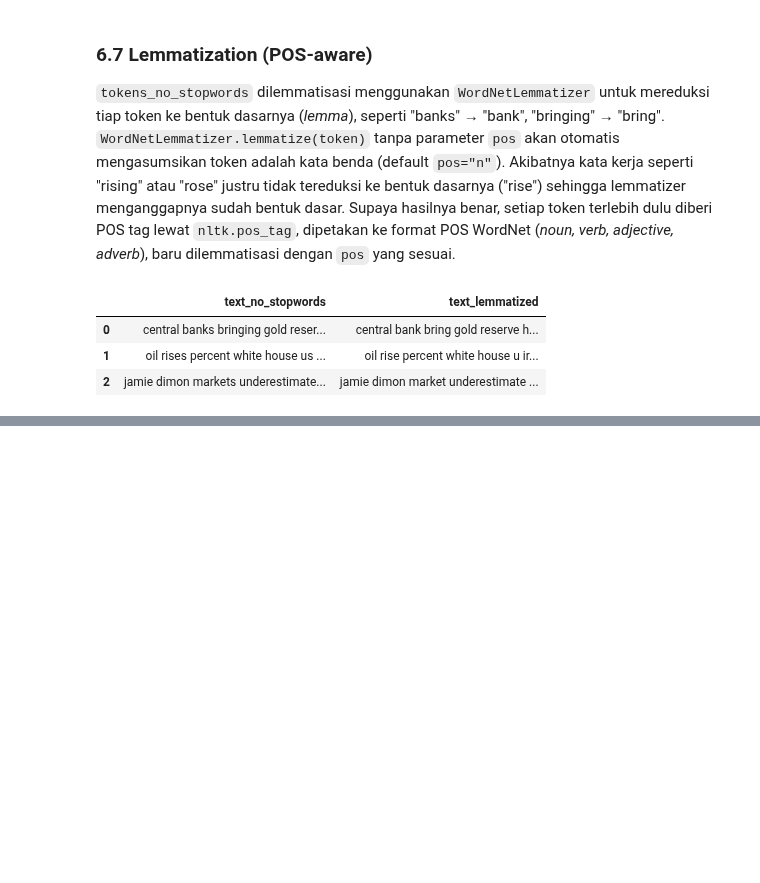
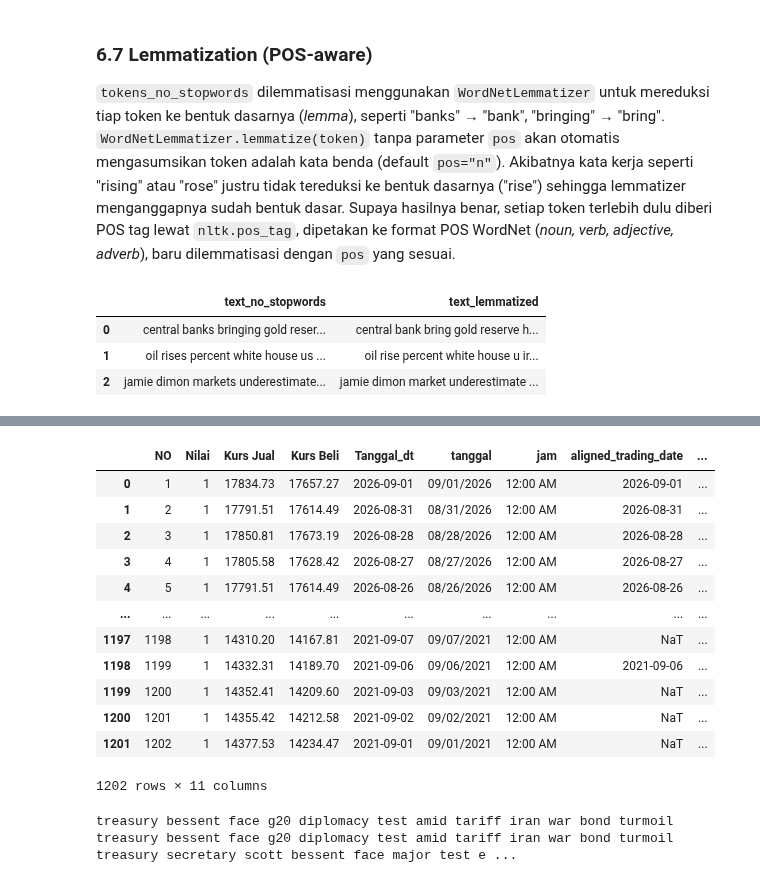
Before and after one commit to farsyaant/nlpproject-grestercinta, a Jupyter notebook: src/preprocessing_pipeline.ipynb, the cells around one changed output, grey strips where cells are left out. Drawn from its saved outputs; the diff is of its cells as text; code cells hidden in the pictures; blank space fills up the shorter version.

```diff
--- a/src/preprocessing_pipeline.ipynb
+++ b/src/preprocessing_pipeline.ipynb
@@ -670,0 +701,4 @@ news[["text_no_stopwords", "text_lemmatized"]].head(3)
+# %%
+#flag apakah dia weekend atau weekday
+news['date_of_week'] = pd.to_datetime(news['date']).dt.day_name()
+news['is_weekend'] = news['date_of_week'].isin(['Saturday', 'Sunday'])
@@ -670,0 +737,19 @@ news[["text_no_stopwords", "text_lemmatized"]].head(3)
+# %%
+import pandas as pd
+
+def align_to_trading_date(dt):
+    # Step 1: kalau lewat cutoff 15:15:00, geser ke hari berikutnya
+    cutoff = dt.replace(hour=15, minute=15, second=0, microsecond=0)
+    if dt > cutoff:
+        dt = dt + pd.Timedelta(days=1)
+
+    # Step 2: kalau hasilnya jatuh di weekend, geser ke Senin
+    if dt.weekday() == 5:      # Sabtu
+        dt = dt + pd.Timedelta(days=2)
+    elif dt.weekday() == 6:    # Minggu
+        dt = dt + pd.Timedelta(days=1)
+
+    return dt.normalize()  # buang jam, sisakan tanggal saja
+
+news['aligned_trading_date'] = news['date_raw_dt'].apply(align_to_trading_date)
+news
@@ -670,0 +770,35 @@ news[["text_no_stopwords", "text_lemmatized"]].head(3)
+# %%
+daily_news = news.groupby('aligned_trading_date').agg(
+    news_count=('title', 'count'),
+    all_titles=('title', lambda x: ' | '.join(x)),
+    all_text_lemmatized=('text_lemmatized', lambda x: ' | '.join(x))
+).reset_index()
+# %%
+merged_data = pd.merge(
+    bi_raw,
+    daily_news,
+    left_on='Tanggal_dt',                    # nama kolom tanggal di bi_raw
+    right_on='aligned_trading_date',   # kolom tanggal hasil alignment di daily_news
+    how='left'
+)
+
+merged_data
+# %% [output]
+|  | NO | Nilai | Kurs Jual | Kurs Beli | Tanggal_dt | tanggal | jam | aligned_trading_date | ... |
+| 0 | 1 | 1 | 17834.73 | 17657.27 | 2026-09-01 | 09/01/2026 | 12:00 AM | 2026-09-01 | ... |
+| 1 | 2 | 1 | 17791.51 | 17614.49 | 2026-08-31 | 08/31/2026 | 12:00 AM | 2026-08-31 | ... |
+| 2 | 3 | 1 | 17850.81 | 17673.19 | 2026-08-28 | 08/28/2026 | 12:00 AM | 2026-08-28 | ... |
+| 3 | 4 | 1 | 17805.58 | 17628.42 | 2026-08-27 | 08/27/2026 | 12:00 AM | 2026-08-27 | ... |
+| 4 | 5 | 1 | 17791.51 | 17614.49 | 2026-08-26 | 08/26/2026 | 12:00 AM | 2026-08-26 | ... |
+| ... | ... | ... | ... | ... | ... | ... | ... | ... | ... |
+| 1197 | 1198 | 1 | 14310.20 | 14167.81 | 2021-09-07 | 09/07/2021 | 12:00 AM | NaT | ... |
+| 1198 | 1199 | 1 | 14332.31 | 14189.70 | 2021-09-06 | 09/06/2021 | 12:00 AM | 2021-09-06 | ... |
+| 1199 | 1200 | 1 | 14352.41 | 14209.60 | 2021-09-03 | 09/03/2021 | 12:00 AM | NaT | ... |
+| 1200 | 1201 | 1 | 14355.42 | 14212.58 | 2021-09-02 | 09/02/2021 | 12:00 AM | NaT | ... |
+| 1201 | 1202 | 1 | 14377.53 | 14234.47 | 2021-09-01 | 09/01/2021 | 12:00 AM | NaT | ... |
+1202 rows × 11 columns
+# %%
+#print me full text on all_text_lemmatized[0], print kebawah
+print(merged_data['all_text_lemmatized'].iloc[1])
+# %% [output]
+treasury bessent face g20 diplomacy test amid tariff iran war bond turmoil treasury bessent face g20 diplomacy test amid tariff iran war bond turmoil treasury secretary scott bessent face major test e ...
```
Also changed, not shown: parts of 8 cells of this notebook, 1 other file.
